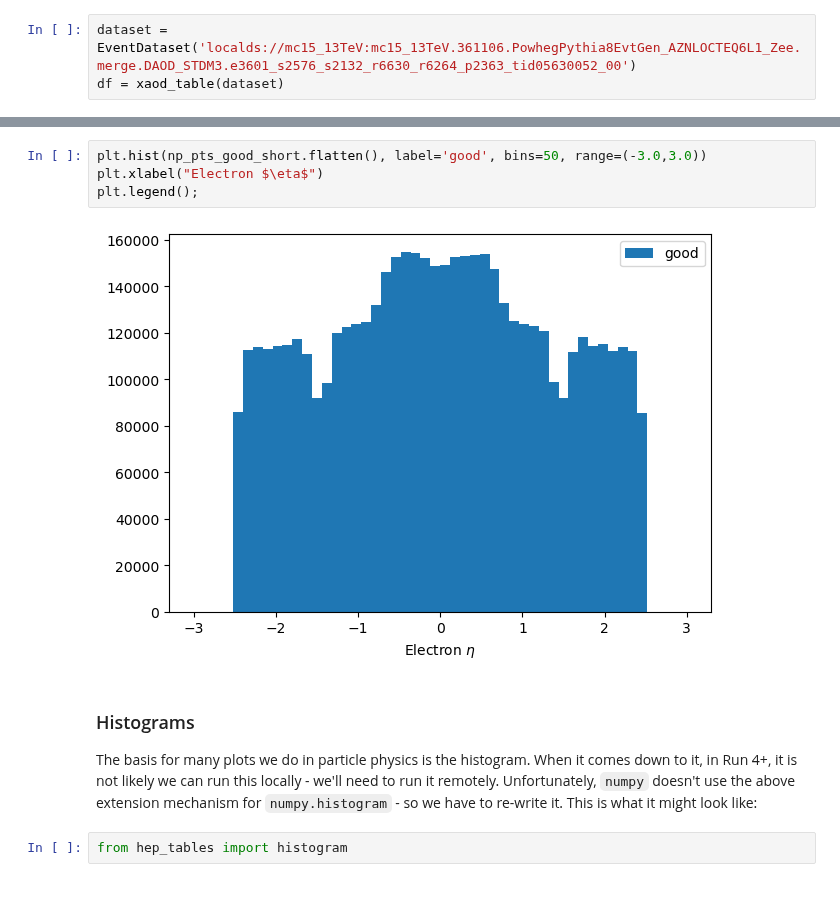
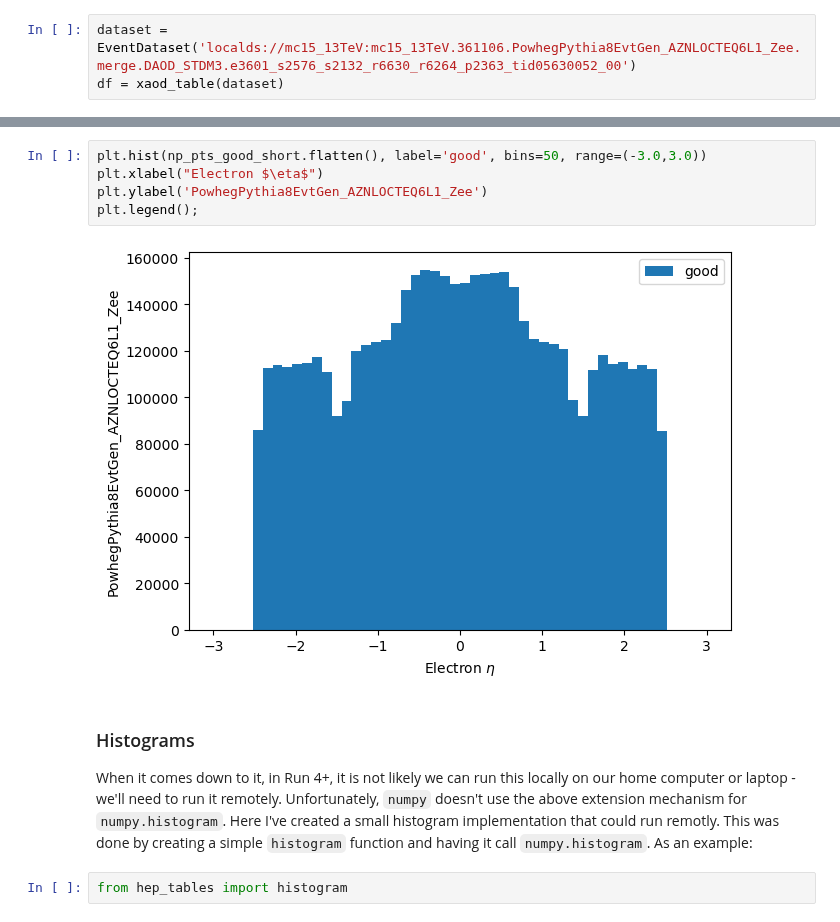
Before and after one commit to gordonwatts/hep_tables, a Jupyter notebook: notebooks/02-Functions.ipynb, the cells around one changed output, grey strips where cells are left out. Drawn from its saved outputs; the diff is of its cells as text; blank space fills up the shorter version.

```diff
--- a/notebooks/02-Functions.ipynb
+++ b/notebooks/02-Functions.ipynb
@@ -53,13 +56,14 @@ Wall time: 2min 22s
 # %%
 plt.hist(np_pts_good_short.flatten(), label='good', bins=50, range=(-3.0,3.0))
 plt.xlabel("Electron $\eta$")
+plt.ylabel('PowhegPythia8EvtGen_AZNLOCTEQ6L1_Zee')
 plt.legend();
 # %% [output]
-[figure, old version]
+[figure, new version]
 # %% [markdown]
 ### Histograms
 
-The basis for many plots we do in particle physics is the histogram. When it comes down to it, in Run 4+, it is not likely we can run this locally - we'll need to run it remotely. Unfortunately, `numpy` doesn't use the above extension mechanism for `numpy.histogram` - so we have to re-write it. This is what it might look like:
+When it comes down to it, in Run 4+, it is not likely we can run this locally on our home computer or laptop - we'll need to run it remotely. Unfortunately, `numpy` doesn't use the above extension mechanism for `numpy.histogram`. Here I've created a small histogram implementation that could run remotly. This was done by creating a simple `histogram` function and having it call `numpy.histogram`. As an example:
 # %%
 from hep_tables import histogram
 # %%
```
Also changed, not shown: parts of 19 cells of this notebook.
